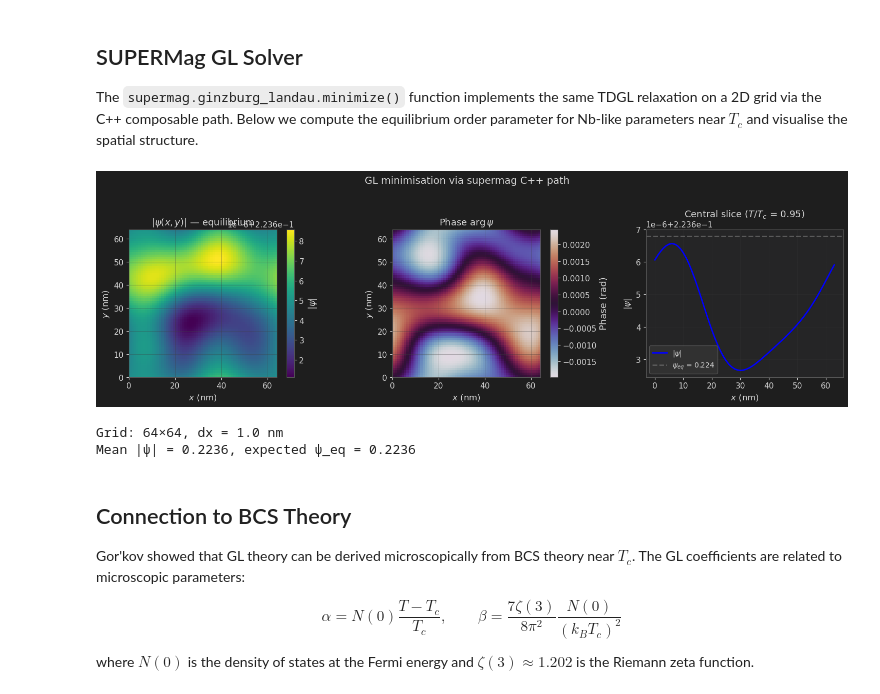
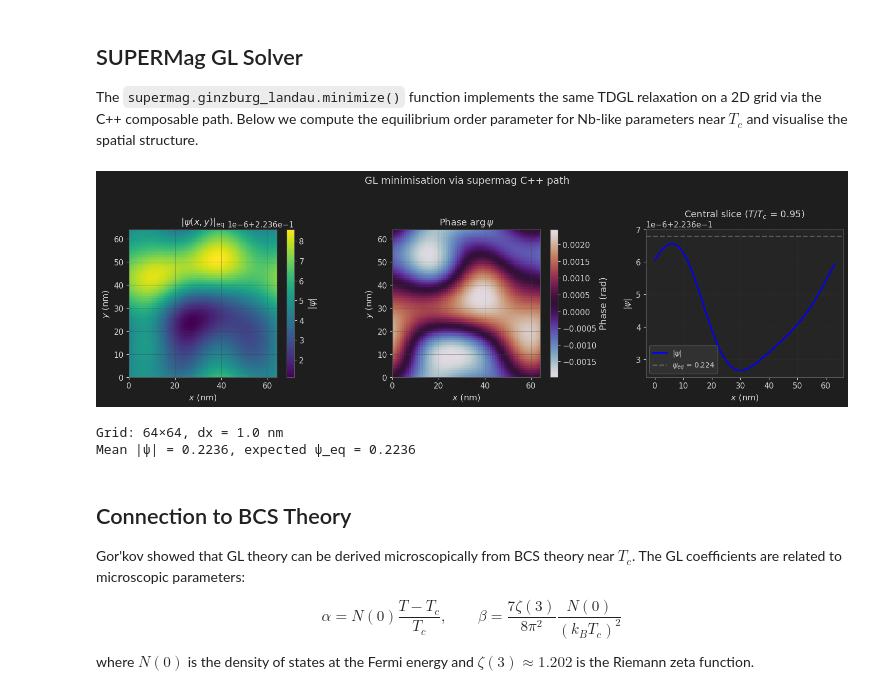
Before and after one commit to seanstarks-hub/SUPERMag-Simulation-Suite, a Jupyter notebook: docs/theory/ginzburg_landau.ipynb, the cells around one changed output. Saved outputs shown, nothing was run; the diff lists cells and outputs as text; code cells hidden in the pictures.

```diff
--- a/docs/theory/ginzburg_landau.ipynb
+++ b/docs/theory/ginzburg_landau.ipynb
@@ -225,35 +227,35 @@ fig, axes = plt.subplots(1, 3, figsize=(15, 4.5))
 im0 = axes[0].imshow(np.abs(psi), cmap='viridis', origin='lower',
                       extent=[0, nx*dx, 0, ny*dx])
 axes[0].set_xlabel('$x$ (nm)', fontsize=12)
 axes[0].set_ylabel('$y$ (nm)', fontsize=12)
-axes[0].set_title(r'$|\psi(x,y)|$ — equilibrium', fontsize=13)
+axes[0].set_title(r'$|\psi(x,y)|_\text{eq}$', fontsize=13)
 plt.colorbar(im0, ax=axes[0], label=r'$|\psi|$')
 
 # 2D phase
 im1 = axes[1].imshow(np.angle(psi), cmap='twilight', origin='lower',
                       extent=[0, nx*dx, 0, ny*dx])
 axes[1].set_xlabel('$x$ (nm)', fontsize=12)
 axes[1].set_ylabel('$y$ (nm)', fontsize=12)
 axes[1].set_title(r'Phase $\arg\psi$', fontsize=13)
 plt.colorbar(im1, ax=axes[1], label='Phase (rad)')
 
 # 1D slice through centre
 mid = ny // 2
 axes[2].plot(np.arange(nx) * dx, np.abs(psi[mid, :]), 'b-', lw=2, label=r'$|\psi|$')
 psi_eq = np.sqrt(max(-alpha / beta, 0.0))
 axes[2].axhline(psi_eq, ls='--', color='grey', alpha=0.6, label=rf'$\psi_{{eq}}$ = {psi_eq:.3f}')
 axes[2].set_xlabel('$x$ (nm)', fontsize=12)
 axes[2].set_ylabel(r'$|\psi|$', fontsize=12)
 axes[2].set_title(f'Central slice ($T/T_c$ = {T_over_Tc})', fontsize=13)
 axes[2].legend(fontsize=10); axes[2].grid(True, alpha=0.3)
 
 fig.suptitle('GL minimisation via supermag C++ path', fontsize=14, y=1.02)
 fig.tight_layout(); plt.show()
 
 print(f"Grid: {nx}×{ny}, dx = {dx} nm")
 print(f"Mean |ψ| = {np.mean(np.abs(psi)):.4f}, expected ψ_eq = {psi_eq:.4f}")
 # %% [output]
-[figure, old version]
+[figure, new version]
 Grid: 64×64, dx = 1.0 nm
 Mean |ψ| = 0.2236, expected ψ_eq = 0.2236
 # %% [markdown]
```
Also changed, not shown: parts of 1 cell of this notebook, 4 other files.
